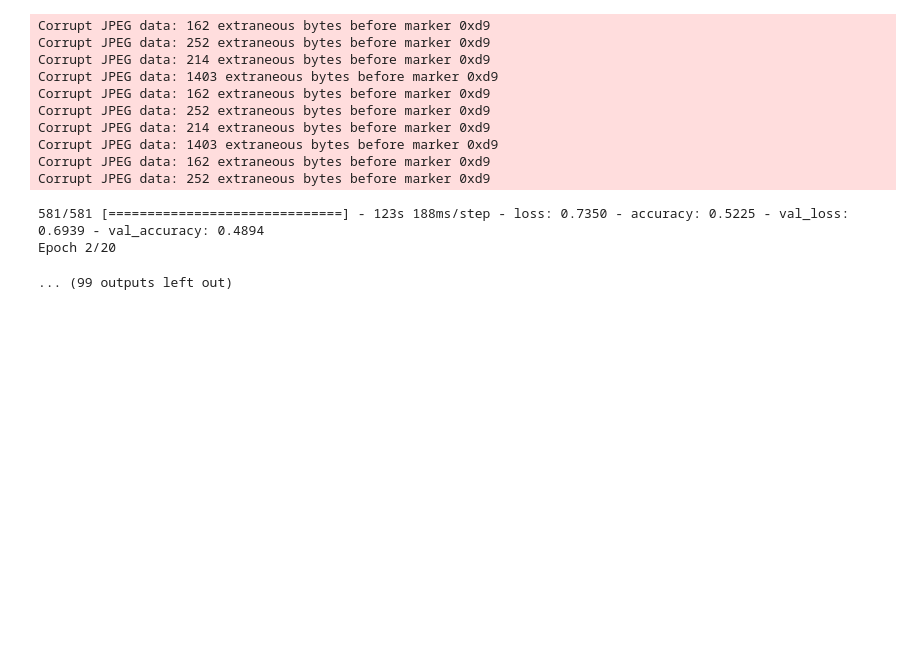
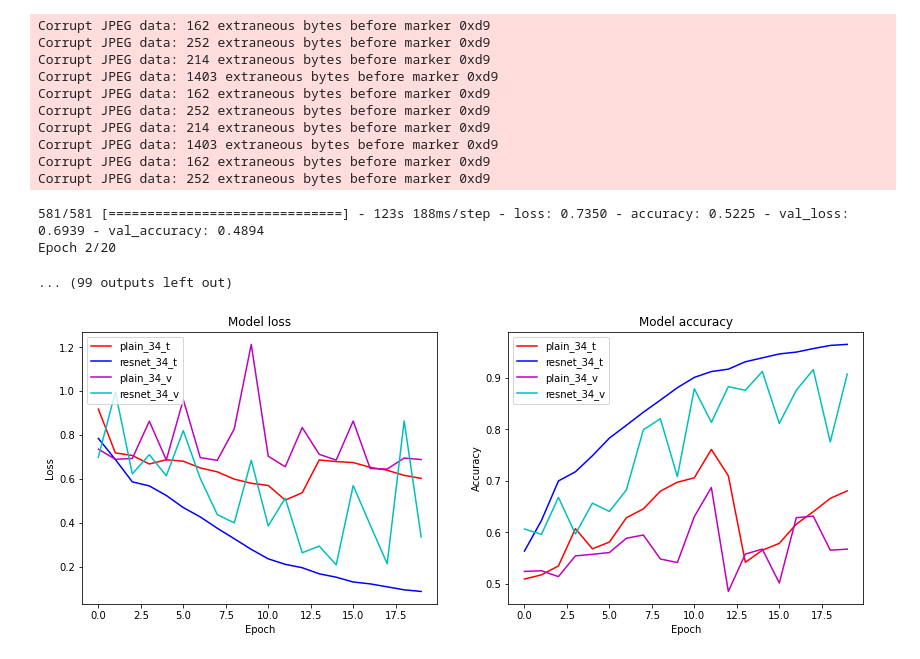
Before and after one commit to yengerche/AIFFEL_quest_rs, a Jupyter notebook: GoingDeeper/GD01/GD01.ipynb, the cells around one changed output. Drawn from its saved outputs; the diff is of its cells as text; code cells hidden in the pictures; blank space fills up the shorter version.

```diff
--- a/GoingDeeper/GD01/GD01.ipynb
+++ b/GoingDeeper/GD01/GD01.ipynb
@@ -411,8 +411,8 @@ Corrupt JPEG data: 252 extraneous bytes before marker 0xd9
 Epoch 2/20
 ... (99 outputs left out)
 # %%
-with open('history/history_plain_34.json', 'w') as f:
-    json.dump(history_plain_50.history, f)
+#with open('history/history_plain_34.json', 'w') as f:
+    #json.dump(history_plain_50.history, f)
 # %%
 #import matplotlib.pyplot as plt
 
@@ -449,0 +442,9 @@ with open('history/history_plain_34.json', 'w') as f:
+# %%
+with open('history/history_resnet_34.json', 'r') as f:
+    history_resnet_34 = json.load(f)
+# %%
+with open('history/history_resnet_50.json', 'r') as f:
+    history_resnet_50 = json.load(f)
+# %%
+with open('history/history_plain_34.json', 'r') as f:
+    history_plain_34 = json.load(f)
@@ -449,0 +454,25 @@ with open('history/history_plain_34.json', 'w') as f:
+# %%
+plt.figure(figsize=(14, 5))
+
+plt.subplot(121)
+plt.plot(history_plain_34['loss'], 'r')
+plt.plot(history_resnet_34['loss'], 'b')
+plt.plot(history_plain_34['val_loss'], 'm')
+plt.plot(history_resnet_34['val_loss'], 'c')
+plt.title('Model loss')
+plt.ylabel('Loss')
+plt.xlabel('Epoch')
+plt.legend(['plain_34_t', 'resnet_34_t', 'plain_34_v', 'resnet_34_v'], loc='upper left')
+
+plt.subplot(122)
+plt.plot(history_plain_34['accuracy'], 'r')
+plt.plot(history_resnet_34['accuracy'], 'b')
+plt.plot(history_plain_34['val_accuracy'], 'm')
+plt.plot(history_resnet_34['val_accuracy'], 'c')
+plt.title('Model accuracy')
+plt.ylabel('Accuracy')
+plt.xlabel('Epoch')
+plt.legend(['plain_34_t', 'resnet_34_t', 'plain_34_v', 'resnet_34_v'], loc='upper left')
+plt.show()
+# %% [output]
+[figure, added]
```
Also changed, not shown: parts of 11 cells of this notebook.
